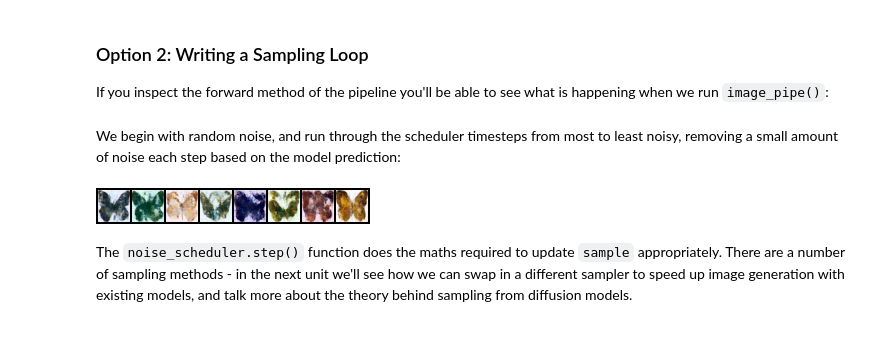
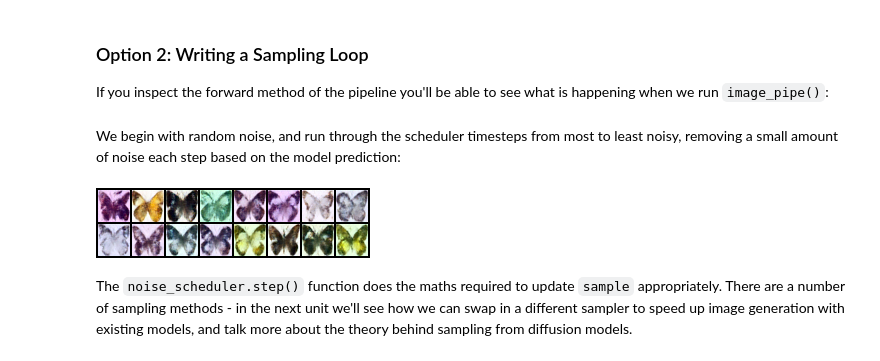
Before and after one commit to lilili6969/HTM-01, a Jupyter notebook: unit1/01_introduction_to_diffusers.ipynb, the cells around one changed output. Cells and saved outputs as stored; diff of their text form; code cells hidden in the pictures.

```diff
--- a/unit1/01_introduction_to_diffusers.ipynb
+++ b/unit1/01_introduction_to_diffusers.ipynb
@@ -496,21 +512,21 @@ If you inspect the forward method of the pipeline you'll be able to see what is
 # %% [markdown]
 We begin with random noise, and run through the scheduler timesteps from most to least noisy, removing a small amount of noise each step based on the model prediction:
 # %%
-# Random starting point (8 random images):
-sample = torch.randn(8, 3, 32, 32).to(device)
+# Random starting point (16 random images):
+sample = torch.randn(16, 3, 32, 32).to(device)
 
 for i, t in enumerate(noise_scheduler.timesteps):
 
     # Get model pred
     with torch.no_grad():
         residual = model(sample, t).sample
 
     # Update sample with step
     sample = noise_scheduler.step(residual, t, sample).prev_sample
 
 show_images(sample)
 # %% [output]
-[figure, old version]
+[figure, new version]
 # %% [markdown]
 The `noise_scheduler.step()` function does the maths required to update `sample` appropriately. There are a number of sampling methods - in the next unit we'll see how we can swap in a different sampler to speed up image generation with existing models, and talk more about the theory behind sampling from diffusion models.
 # %% [markdown]
```
Also changed, not shown: parts of 12 cells of this notebook.
